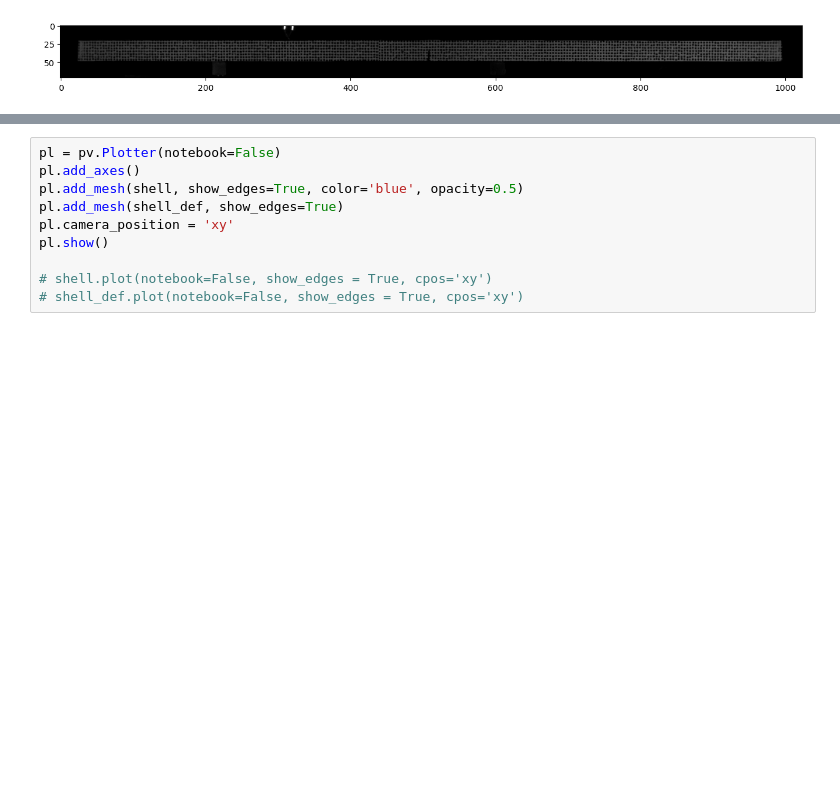
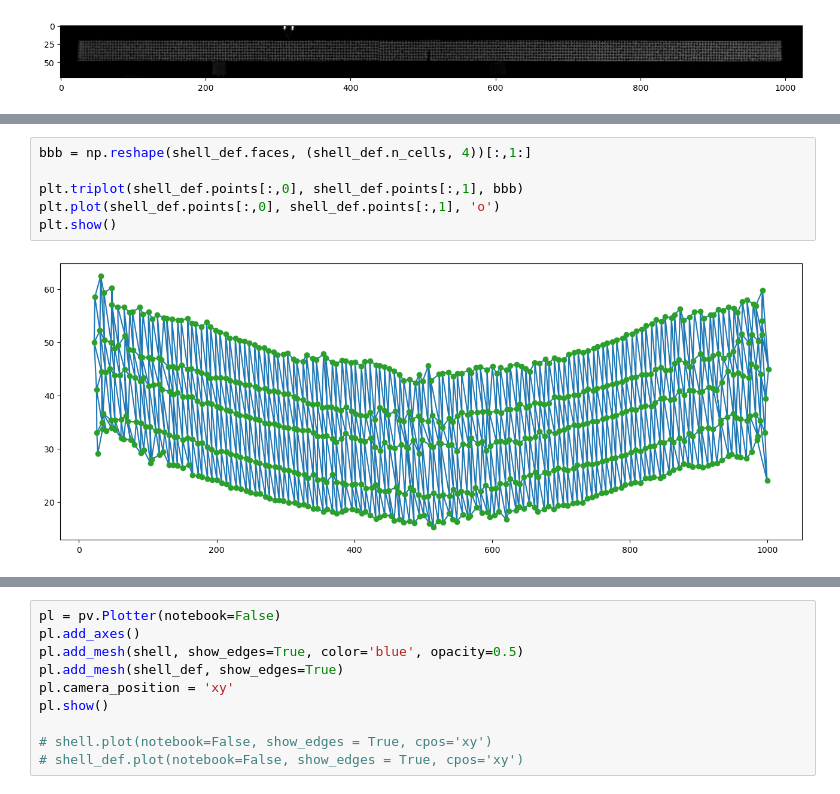
Before and after one commit to ladisk/pyidi, a Jupyter notebook: MM_dev.ipynb, the cells around one changed output, grey strips where cells are left out. Cells and saved outputs as stored; diff of their text form; blank space fills up the shorter version.

```diff
--- a/MM_dev.ipynb
+++ b/MM_dev.ipynb
@@ -46,0 +58,8 @@ shell_def = shell.warp_by_vector(vectors="vectors", factor = 500)
+# %%
+bbb = np.reshape(shell_def.faces, (shell_def.n_cells, 4))[:,1:]
+
+plt.triplot(shell_def.points[:,0], shell_def.points[:,1], bbb)
+plt.plot(shell_def.points[:,0], shell_def.points[:,1], 'o')
+plt.show()
+# %% [output]
+[figure, added]
```
Also changed, not shown: parts of 9 cells of this notebook, 1 other file.
